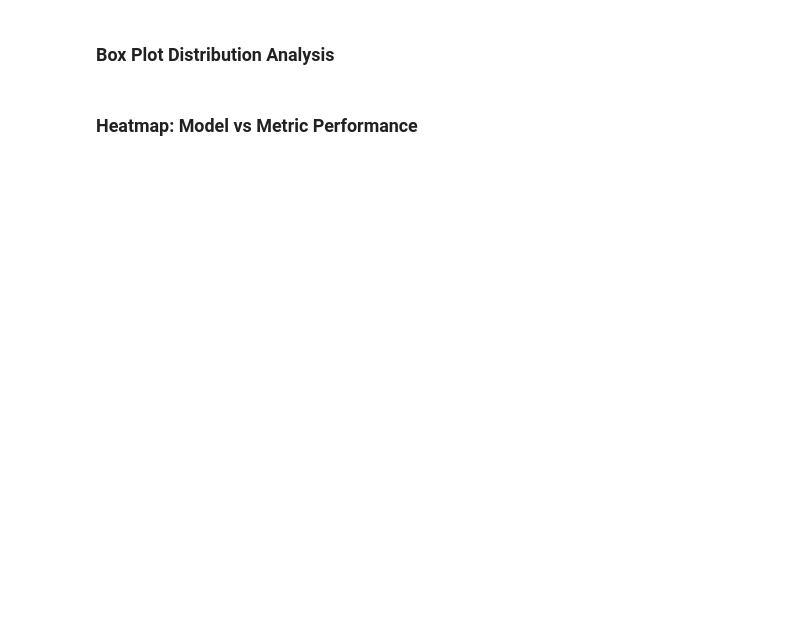
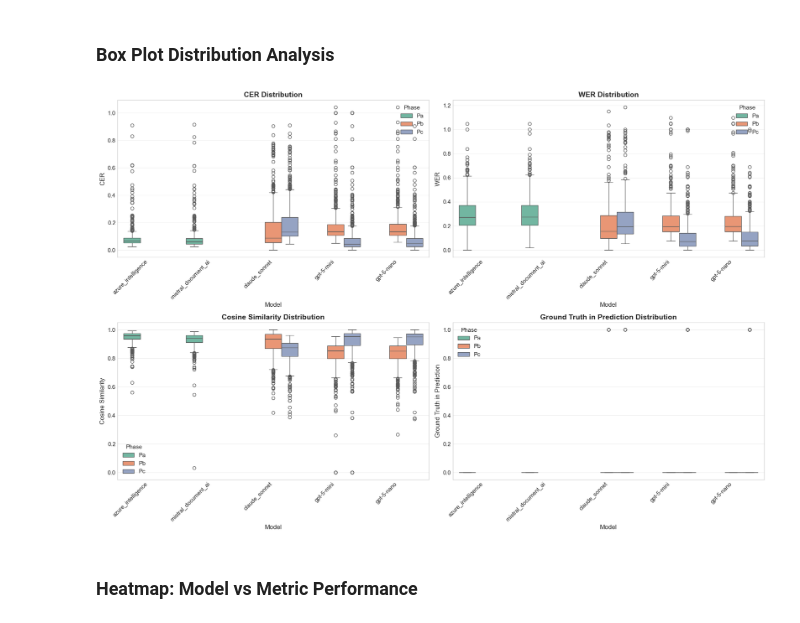
Before and after one commit to kenza-ily/disco, a Jupyter notebook: ocr_vs_vlm/results/4_notebooks/by_dataset/parsing_iam_handwriting.ipynb, the cells around one changed output. Cells and saved outputs as stored; diff of their text form; code cells hidden in the pictures; blank space fills up the shorter version.

```diff
--- a/ocr_vs_vlm/results/4_notebooks/by_dataset/parsing_iam_handwriting.ipynb
+++ b/ocr_vs_vlm/results/4_notebooks/by_dataset/parsing_iam_handwriting.ipynb
@@ -180,7 +186,7 @@ Pc columns:
 # %% [markdown]
 ### Dataset Statistics
 # %%
-phase = 'Pa'
+phase_to_display = 'Pa'
 # %%
 # Show basic statistics
 
@@ -229,8 +235,8 @@ Ground Truth Word Count:
 Display 10 random predictions from 3 different models to get a qualitative sense of performance.
 # %%
 # Get 10 random samples from Pa phase
-if phase in phase_dfs:
-    df_samples = phase_dfs[phase].sample(n=min(10, len(phase_dfs[phase])), random_state=42)
+if phase_to_display in phase_dfs:
+    df_samples = phase_dfs[phase_to_display].sample(n=min(10, len(phase_dfs[phase_to_display])), random_state=42)
 
     # Get model names
     pred_cols = [col for col in df_samples.columns if col.startswith('prediction_')]
@@ -275,6 +281,9 @@ mistral_document_ai           :
 
 Calculate CER, WER, and cosine similarity for all models across all samples.
 # %%
+# Import for incremental saving
+from ocr_vs_vlm.metrics.embedding_cache import save_embeddings_for_phase
+
 # Function to calculate metrics for a single prediction (using embedding cache)
 def calculate_sample_metrics(
     ground_truth: str,
@@ -353,6 +362,17 @@ for phase, df in phase_dfs.items():
 
     metrics_results[phase] = phase_metrics
 
+    # Save embeddings incrementally after each phase completes
+    if phase in embedding_manager.modified_phases:
+        print(f"   💾 Saving embeddings for {phase}...")
+        saved_file = save_embeddings_for_phase(
+            dataset_name=DATASET_NAME,
+            phase=phase,
+            embeddings_dict=embedding_manager.cache[phase],
+            embeddings_base_dir=EMBEDDINGS_DIR
+        )
+        print(f"   ✅ Saved: {saved_file.name}")
+
 # Print cache statistics
 embedding_manager.print_statistics()
 print("\n✅ Metrics calculation complete!")
@@ -370,7 +416,7 @@ for phase, models in metrics_results.items():
             'Model': model,
             'CER': metrics['cer'],
             'WER': metrics['wer'],
-            'Cosine Similarity': metrics['cosine_similarity']
+            'Cosine Similarity': metrics['cosine_similarity'],
             'Ground Truth in Prediction': metrics['ground_truth_in_prediction']
         })
 
@@ -434,37 +498,39 @@ for phase, df in phase_dfs.items():
         model = pred_col.replace('prediction_', '')
 
         for _, row in df.iterrows():
-            metrics = calculate_sample_metrics(row['ground_truth'], row[pred_col])
+            metrics = calculate_sample_metrics(row['ground_truth'], row[pred_col], phase, row['sample_id'], model, embedding_manager)
 
             sample_metrics_data.append({
                 'Phase': phase,
                 'Model': model,
                 'CER': metrics['cer'],
                 'WER': metrics['wer'],
-                'Cosine Similarity': metrics['cosine_similarity']
+                'Cosine Similarity': metrics['cosine_similarity'],
                 'Ground Truth in Prediction': metrics['ground_truth_in_prediction']
             })
 
 sample_metrics_df = pd.DataFrame(sample_metrics_data)
 
 # Create box plots
 fig, axes = plt.subplots(2, 2, figsize=(18, 12))
 axes = axes.flatten()
 
 for idx, metric in enumerate(['CER', 'WER', 'Cosine Similarity', 'Ground Truth in Prediction']):
     ax = axes[idx]
 
     # Create box plot
     sns.boxplot(data=sample_metrics_df, x='Model', y=metric, hue='Phase', ax=ax, palette='Set2')
 
     ax.set_title(f'{metric} Distribution', fontsize=14, fontweight='bold')
     ax.set_xlabel('Model', fontsize=12)
     ax.set_ylabel(metric, fontsize=12)
     ax.set_xticklabels(ax.get_xticklabels(), rotation=45, ha='right')
     ax.grid(axis='y', alpha=0.3)
 
 plt.tight_layout()
 plt.show()
+# %% [output]
+[figure, added]
 # %% [markdown]
 ### Heatmap: Model vs Metric Performance
 # %%
```
Also changed, not shown: parts of 12 cells of this notebook, 8 other files.
